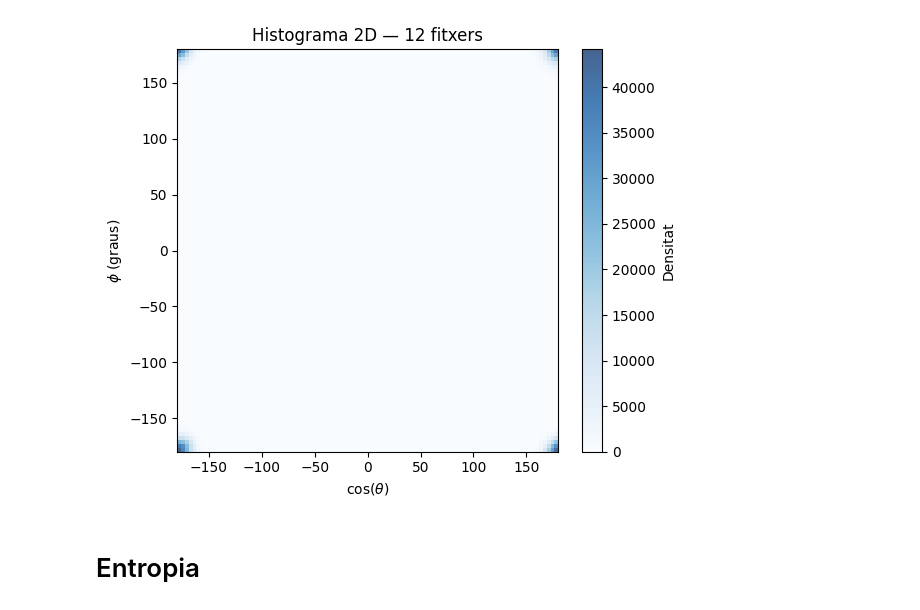
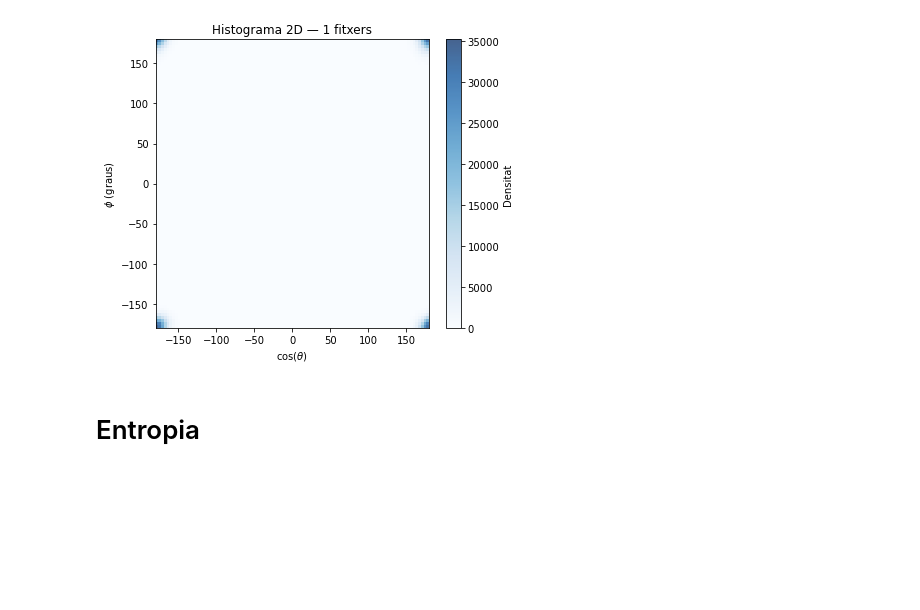
Before and after one commit to aressanu/ENTROPIES-25, a Jupyter notebook: PE.ipynb, the cells around one changed output. Cells and saved outputs as stored; diff of their text form; code cells hidden in the pictures; blank space fills up the shorter version.

```diff
--- a/PE.ipynb
+++ b/PE.ipynb
@@ -78,38 +78,37 @@ def process_files_combined(filenames):
                         phi_all.append(p)
                     except ValueError:
                         continue
 
         except FileNotFoundError:
             print(f"⚠ Fitxer {filename} no trobat, saltant...")
 
     if not theta_all:
         print("⚠ Cap dada vàlida, saltant...")
         return
 
     theta_all = np.array(theta_all)
     phi_all   = np.array(phi_all)
 
     fig, ax = plt.subplots(figsize=(6, 5))
     h = ax.hist2d(theta_all, phi_all, bins=100, cmap='Blues', alpha=0.75)
     ax.set_title(f"Histograma 2D — {len(filenames)} fitxers")
     ax.set_xlabel(r'$\cos(\theta)$')
     ax.set_ylabel(r'$\phi$ (graus)')
     #ax.set_xlim(-180, 180)
     #ax.set_ylim(-180, 180)
     fig.colorbar(h[3], ax=ax, label='Densitat')
     plt.tight_layout()
     plt.show()
 
 #filenames = sorted(glob.glob("/home/aressanuy/Desktop/doc/pentaeritritol/P0/angula/ang_550_*.dat"))
-filenames3 = sorted(glob.glob("/home/aressanuy/Desktop/doc/pentaeritritol/P0/angula/ang_400_*_pdespres.dat"))
+#filenames3 = sorted(glob.glob("/home/aressanuy/Desktop/doc/pentaeritritol/P0/angula/ang_400_*_pdespres.dat"))
+filenames = sorted(glob.glob("/Users/aressanuylatorre/Desktop/doc/penta/files/ang_ori_475_1.dat"))
 #filenames2 = sorted(glob.glob("/home/aressanuy/Desktop/doc/pentaeritritol/P0/angula/ang_550_*.dat"))
 #filenames = sorted(glob.glob("/Users/aressanuylatorre/Desktop/doc/penta/files/ang_400_tot.dat"))
 
-#process_files_combined(filenames)
-#process_files_combined(filenames2)
-process_files_combined(filenames3)
+process_files_combined(filenames)
 # %% [output]
-[figure, old version]
+[figure, new version]
 # %% [markdown]
 # Entropia
 # %%
```
Also changed, not shown: parts of 4 cells of this notebook, 2 other files.
